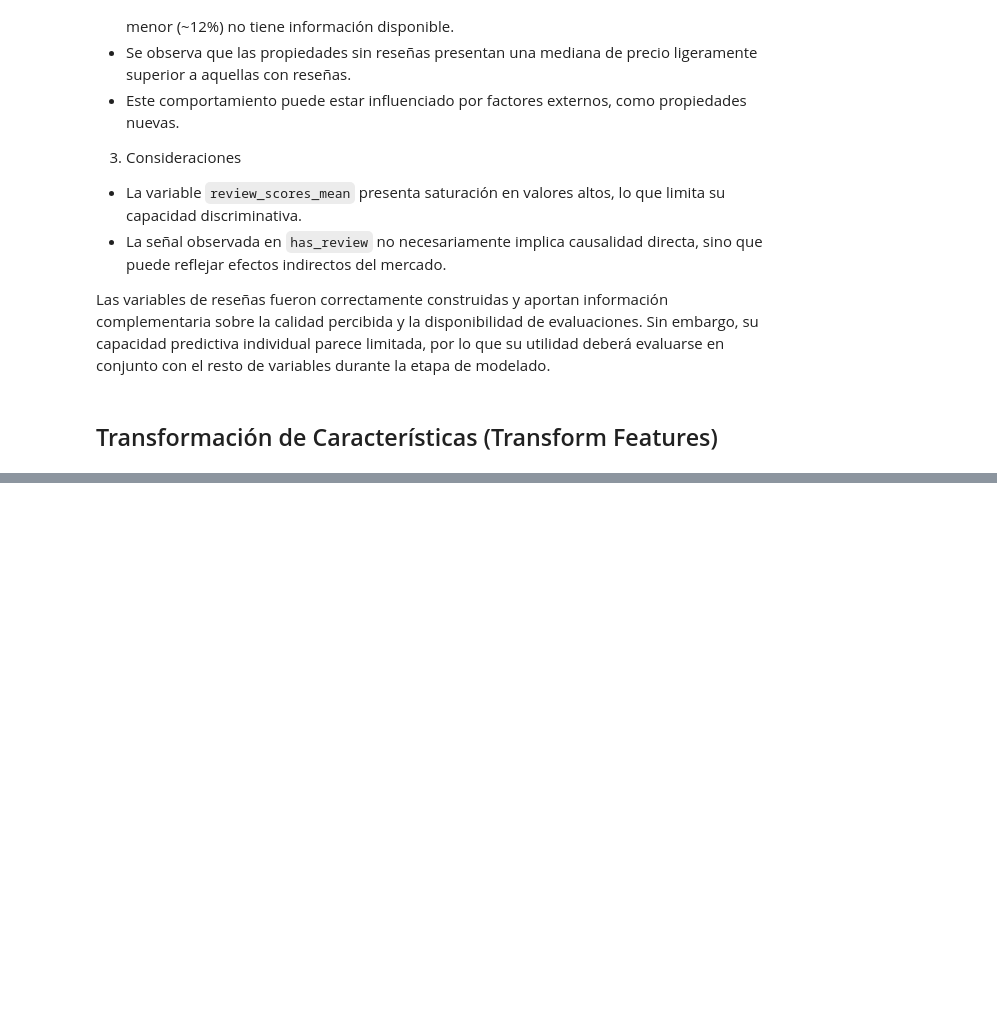
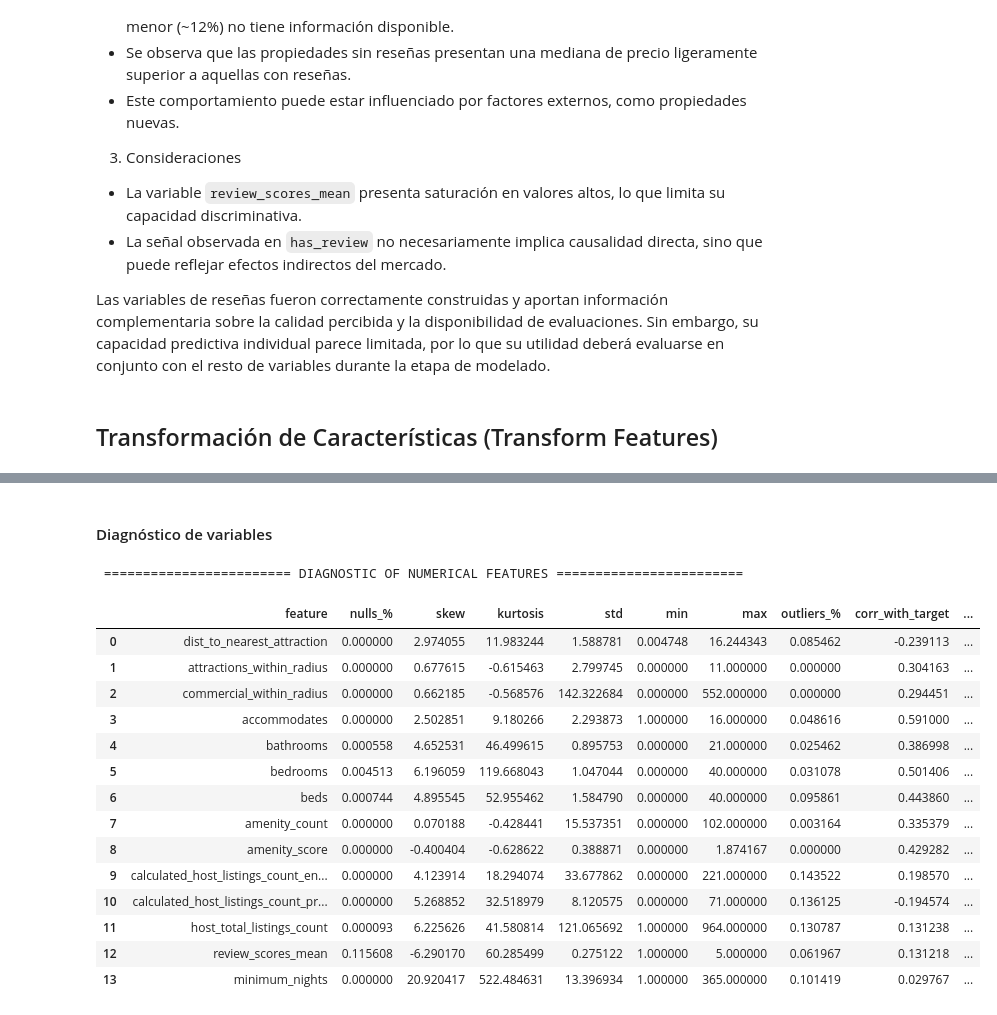
Before and after one commit to josue-rdgzcb/airbnb-price-prediction-cdmx, a Jupyter notebook: notebooks/02_feature_engineering.ipynb, the cells around one changed output, grey strips where cells are left out. Saved outputs shown, nothing was run; the diff lists cells and outputs as text; code cells hidden in the pictures; blank space fills up the shorter version.

Commit message:
update(notebook02): add section for numerical variable diagnostics

```diff
--- a/notebooks/02_feature_engineering.ipynb
+++ b/notebooks/02_feature_engineering.ipynb
@@ -840,0 +814,41 @@ def compare_transformations(df, col, target="log_price"):
+# %% [markdown]
+#### Diagnóstico de variables
+# %%
+# Import diagnostic and comparison functions
+from src.features.diagnose_features import build_numeric_diagnostics
+from src.features.compare_features import compare_transformations
+
+# Define numeric features to analyze (including target)
+numeric_features = [
+    # numeric features
+    'dist_to_nearest_attraction', 'attractions_within_radius', 'commercial_within_radius',
+    'accommodates', 'bathrooms', 'bedrooms', 'beds','amenity_count', 'amenity_score',
+    'calculated_host_listings_count_entire_homes', 'calculated_host_listings_count_private_rooms',
+    'host_total_listings_count', 'review_scores_mean', 'minimum_nights',
+    # target
+    'log_price'
+]
+
+# Create a copy of the DataFrame with selected numeric features
+df_numeric_features = df_features[numeric_features].copy()
+
+# Display diagnostics for numeric features (skewness, outliers, correlation, etc.)
+print("\n ======================== DIAGNOSTIC OF NUMERICAL FEATURES ========================\n")
+build_numeric_diagnostics(df_numeric_features)
+# %% [output]
+ ======================== DIAGNOSTIC OF NUMERICAL FEATURES ========================
+|  | feature | nulls_% | skew | kurtosis | std | min | max | outliers_% | corr_with_target | ... |
+| 0 | dist_to_nearest_attraction | 0.000000 | 2.974055 | 11.983244 | 1.588781 | 0.004748 | 16.244343 | 0.085462 | -0.239113 | ... |
+| 1 | attractions_within_radius | 0.000000 | 0.677615 | -0.615463 | 2.799745 | 0.000000 | 11.000000 | 0.000000 | 0.304163 | ... |
+| 2 | commercial_within_radius | 0.000000 | 0.662185 | -0.568576 | 142.322684 | 0.000000 | 552.000000 | 0.000000 | 0.294451 | ... |
+| 3 | accommodates | 0.000000 | 2.502851 | 9.180266 | 2.293873 | 1.000000 | 16.000000 | 0.048616 | 0.591000 | ... |
+| 4 | bathrooms | 0.000558 | 4.652531 | 46.499615 | 0.895753 | 0.000000 | 21.000000 | 0.025462 | 0.386998 | ... |
+| 5 | bedrooms | 0.004513 | 6.196059 | 119.668043 | 1.047044 | 0.000000 | 40.000000 | 0.031078 | 0.501406 | ... |
+| 6 | beds | 0.000744 | 4.895545 | 52.955462 | 1.584790 | 0.000000 | 40.000000 | 0.095861 | 0.443860 | ... |
+| 7 | amenity_count | 0.000000 | 0.070188 | -0.428441 | 15.537351 | 0.000000 | 102.000000 | 0.003164 | 0.335379 | ... |
+| 8 | amenity_score | 0.000000 | -0.400404 | -0.628622 | 0.388871 | 0.000000 | 1.874167 | 0.000000 | 0.429282 | ... |
+| 9 | calculated_host_listings_count_en... | 0.000000 | 4.123914 | 18.294074 | 33.677862 | 0.000000 | 221.000000 | 0.143522 | 0.198570 | ... |
+| 10 | calculated_host_listings_count_pr... | 0.000000 | 5.268852 | 32.518979 | 8.120575 | 0.000000 | 71.000000 | 0.136125 | -0.194574 | ... |
+| 11 | host_total_listings_count | 0.000093 | 6.225626 | 41.580814 | 121.065692 | 1.000000 | 964.000000 | 0.130787 | 0.131238 | ... |
+| 12 | review_scores_mean | 0.115608 | -6.290170 | 60.285499 | 0.275122 | 1.000000 | 5.000000 | 0.061967 | 0.131218 | ... |
+| 13 | minimum_nights | 0.000000 | 20.920417 | 522.484631 | 13.396934 | 1.000000 | 365.000000 | 0.101419 | 0.029767 | ... |
```
Also changed, not shown: parts of 7 cells of this notebook, 1 other file.
